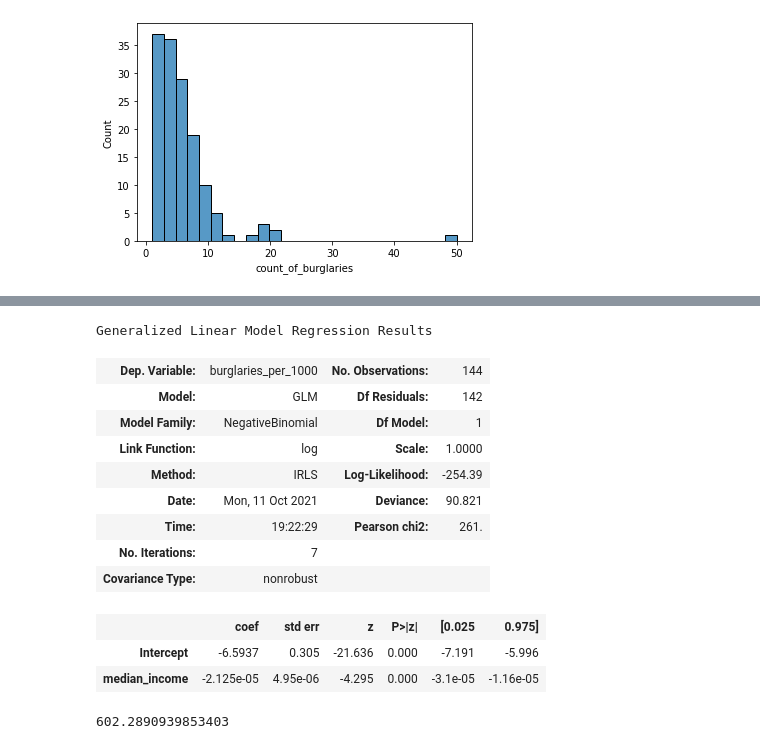
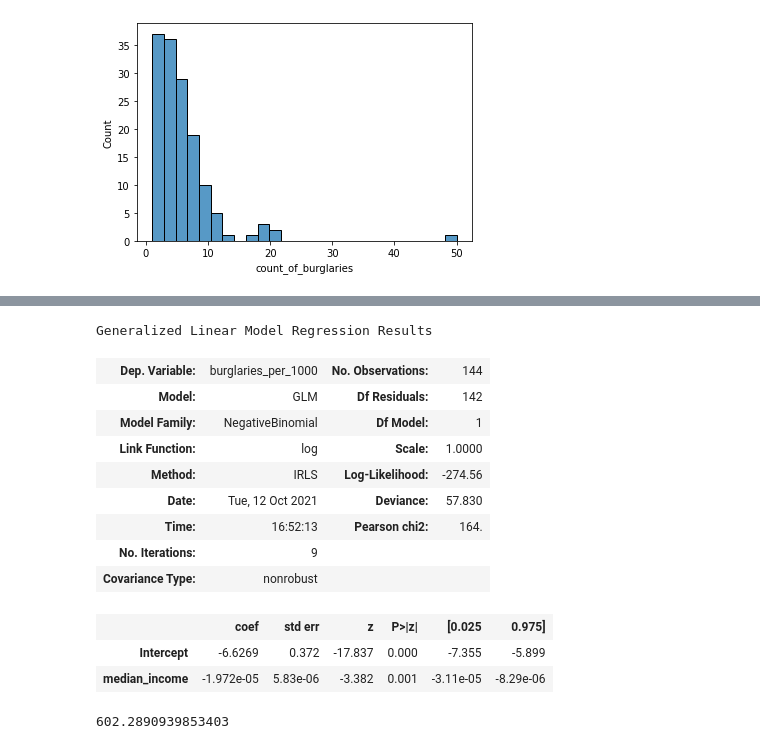
Before and after one commit to nss-data-science-cohort-5/geospatial_api-orange-oscelots, a Jupyter notebook: notebooks/chris_mulvey_GLM.ipynb, the cells around one changed output, grey strips where cells are left out. Drawn from its saved outputs; the diff is of its cells as text; code cells hidden in the pictures.

```diff
--- a/notebooks/chris_mulvey_GLM.ipynb
+++ b/notebooks/chris_mulvey_GLM.ipynb
@@ -133,25 +133,25 @@ Generalized Linear Model Regression Results
 # %%
 neg_binom_model = glm(formula = 'burglaries_per_1000 ~ median_income',
                       data = burglaries,
                       exposure = burglaries['population'],
-                      family = sm.families.NegativeBinomial()
+                      family = sm.families.NegativeBinomial(alpha = 2)
                      ).fit()
 
 neg_binom_model.summary()
 # %% [output]
 Generalized Linear Model Regression Results
 | Dep. Variable: | burglaries_per_1000 | No. Observations: | 144 |
 | Model: | GLM | Df Residuals: | 142 |
 | Model Family: | NegativeBinomial | Df Model: | 1 |
 | Link Function: | log | Scale: | 1.0000 |
-| Method: | IRLS | Log-Likelihood: | -254.39 |
-| Date: | Mon, 11 Oct 2021 | Deviance: | 90.821 |
-| Time: | 19:22:29 | Pearson chi2: | 261. |
-| No. Iterations: | 7 |  |  |
+| Method: | IRLS | Log-Likelihood: | -274.56 |
+| Date: | Tue, 12 Oct 2021 | Deviance: | 57.830 |
+| Time: | 16:52:13 | Pearson chi2: | 164. |
+| No. Iterations: | 9 |  |  |
 | Covariance Type: | nonrobust |  |  |
 |  | coef | std err | z | P>|z| | [0.025 | 0.975] |
-| Intercept | -6.5937 | 0.305 | -21.636 | 0.000 | -7.191 | -5.996 |
-| median_income | -2.125e-05 | 4.95e-06 | -4.295 | 0.000 | -3.1e-05 | -1.16e-05 |
+| Intercept | -6.6269 | 0.372 | -17.837 | 0.000 | -7.355 | -5.899 |
+| median_income | -1.972e-05 | 5.83e-06 | -3.382 | 0.001 | -3.11e-05 | -8.29e-06 |
 # %%
 base_model.aic
 # %% [output]
```
Also changed, not shown: parts of 4 cells of this notebook, 2 other files.
